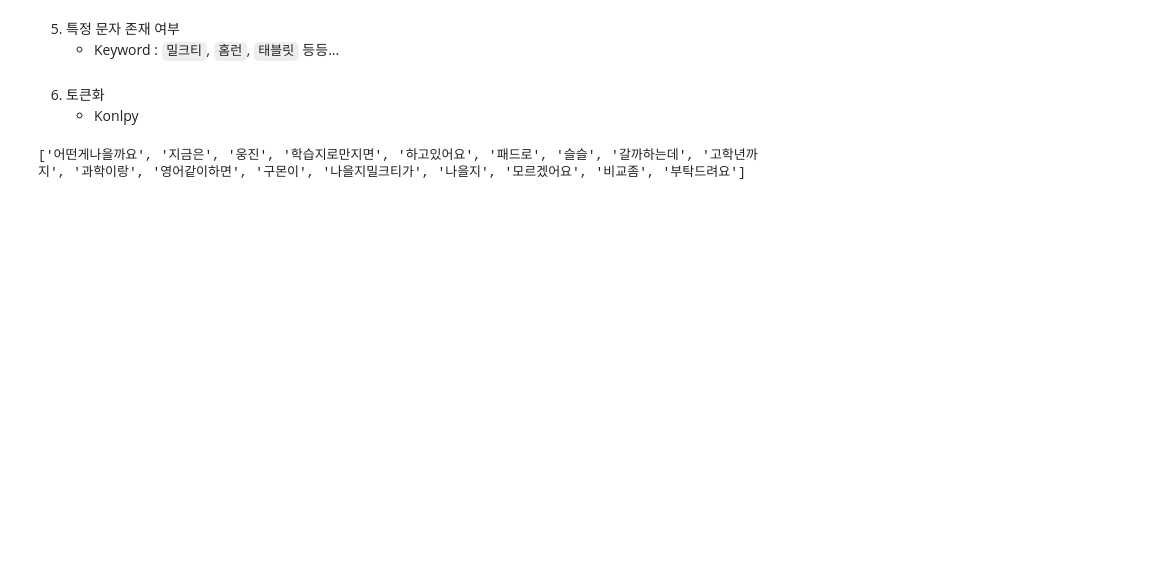
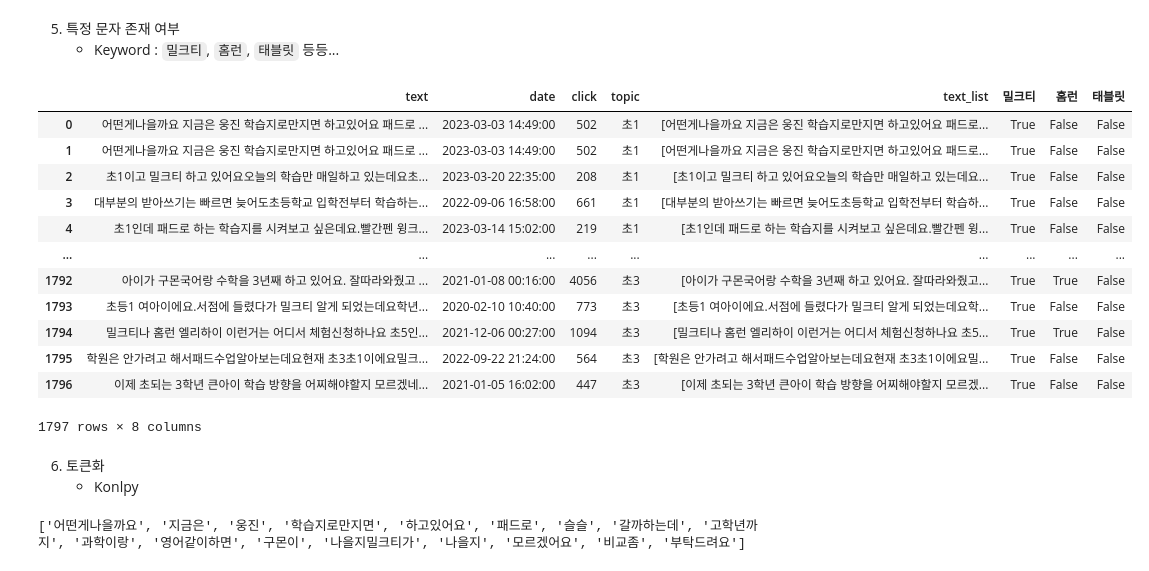
Before and after one commit to yewon4540/project_chunjae, a Jupyter notebook: Preprocessing.ipynb, the cells around one changed output. Cells and saved outputs as stored; diff of their text form; code cells hidden in the pictures; blank space fills up the shorter version.

```diff
--- a/Preprocessing.ipynb
+++ b/Preprocessing.ipynb
@@ -134,6 +139,8 @@ def del_tag_check(text):
     text = re.sub('co. kr', '', text)
 
     return text
+
+df['text'] = df['text'].apply(lambda x : del_tag_check(x))
 # %% [markdown]
 2. 특수문자 제거
     - 정규식(re)
@@ -224,3 +249,8 @@ def combine_check(contents):
+# %%
+df['text'] = df['text'].apply(lambda x : combine_check(x))
+# %%
+# 자음만 적혀있는 경우
+df.text = df.text.apply(lambda x : re.sub('[ㄱ-ㅎ]+', '', x))
 # %% [markdown]
 4. 불용어 제거
     - stop_words
@@ -247,11 +293,31 @@ def stopwords_check(A):
 
 def keyword_check(keyword, text):
     if keyword in text:
-        return text
+        return True
 
     else :
-        # none이나 ''이면 전처리 시 불편해서 우선은 이렇게 해뒀습니다.
-        return f'None keyword : {text}'
+        return False
+# %%
+key_check = ['밀크티', '홈런', '태블릿']
+
+for key in key_check:
+    df[key] = df['text'].apply(lambda x : keyword_check(key, x))
+
+df
+# %% [output]
+|  | text | date | click | topic | text_list | 밀크티 | 홈런 | 태블릿 |
+| 0 | 어떤게나을까요 지금은 웅진 학습지로만지면 하고있어요 패드로 ... | 2023-03-03 14:49:00 | 502 | 초1 | [어떤게나을까요 지금은 웅진 학습지로만지면 하고있어요 패드로... | True | False | False |
+| 1 | 어떤게나을까요 지금은 웅진 학습지로만지면 하고있어요 패드로 ... | 2023-03-03 14:49:00 | 502 | 초1 | [어떤게나을까요 지금은 웅진 학습지로만지면 하고있어요 패드로... | True | False | False |
+| 2 | 초1이고 밀크티 하고 있어요오늘의 학습만 매일하고 있는데요초... | 2023-03-20 22:35:00 | 208 | 초1 | [초1이고 밀크티 하고 있어요오늘의 학습만 매일하고 있는데요... | True | False | False |
+| 3 | 대부분의 받아쓰기는 빠르면 늦어도초등학교 입학전부터 학습하는... | 2022-09-06 16:58:00 | 661 | 초1 | [대부분의 받아쓰기는 빠르면 늦어도초등학교 입학전부터 학습하... | True | False | False |
+| 4 | 초1인데 패드로 하는 학습지를 시켜보고 싶은데요.빨간펜 윙크... | 2023-03-14 15:02:00 | 219 | 초1 | [초1인데 패드로 하는 학습지를 시켜보고 싶은데요.빨간펜 윙... | True | False | False |
+| ... | ... | ... | ... | ... | ... | ... | ... | ... |
+| 1792 | 아이가 구몬국어랑 수학을 3년째 하고 있어요. 잘따라와줬고 ... | 2021-01-08 00:16:00 | 4056 | 초3 | [아이가 구몬국어랑 수학을 3년째 하고 있어요. 잘따라와줬고... | True | True | False |
+| 1793 | 초등1 여아이에요.서점에 들렸다가 밀크티 알게 되었는데요학년... | 2020-02-10 10:40:00 | 773 | 초3 | [초등1 여아이에요.서점에 들렸다가 밀크티 알게 되었는데요학... | True | False | False |
+| 1794 | 밀크티나 홈런 엘리하이 이런거는 어디서 체험신청하나요 초5인... | 2021-12-06 00:27:00 | 1094 | 초3 | [밀크티나 홈런 엘리하이 이런거는 어디서 체험신청하나요 초5... | True | True | False |
+| 1795 | 학원은 안가려고 해서패드수업알아보는데요현재 초3초1이에요밀크... | 2022-09-22 21:24:00 | 564 | 초3 | [학원은 안가려고 해서패드수업알아보는데요현재 초3초1이에요밀... | True | False | False |
+| 1796 | 이제 초되는 3학년 큰아이 학습 방향을 어찌해야할지 모르겠네... | 2021-01-05 16:02:00 | 447 | 초3 | [이제 초되는 3학년 큰아이 학습 방향을 어찌해야할지 모르겠... | True | False | False |
+1797 rows × 8 columns
 # %% [markdown]
 6. 토큰화
     - Konlpy
```
Also changed, not shown: parts of 24 cells of this notebook, 9 other files.
